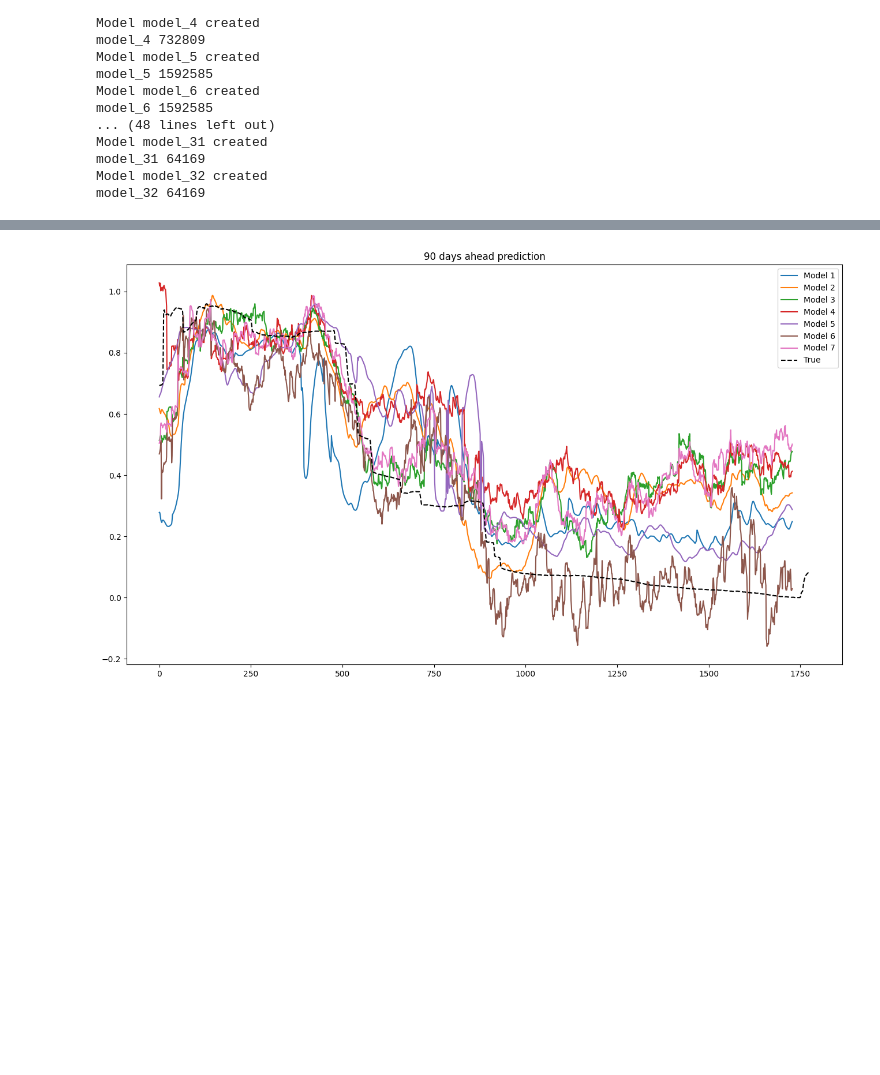
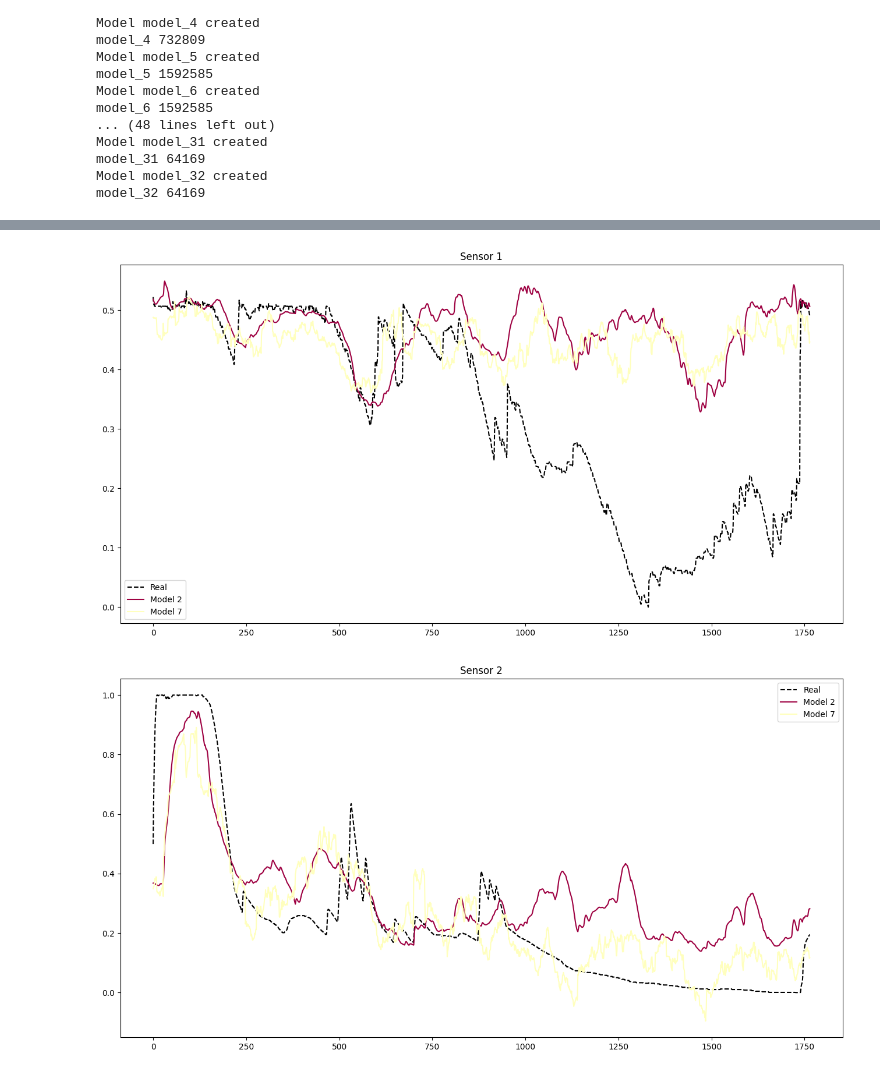
Before and after one commit to arnausanz/arnausanz.github.io, a Jupyter notebook: Results Analysis.ipynb, the cells around one changed output, grey strips where cells are left out. Saved outputs shown, nothing was run; the diff lists cells and outputs as text; code cells hidden in the pictures; blank space fills up the shorter version.

Commit message:
result plots

```diff
--- a/Results Analysis.ipynb
+++ b/Results Analysis.ipynb
@@ -156,5 +157,7 @@ def plot_same_sfw_predictions(sensor, model_results, models):
 # %%
 # 30 days ahead prediction
-plot_same_sfw_predictions(5, model_results, sfw_90)
+for i in range(1, 9):
+    plot_same_sfw_predictions(i, model_results, [sfw_30[1], sfw_30[-1]], days_forced=30)
 # %% [output]
-[figure, old version]
+[figure, new version]
+[figure, added]
```
Also changed, not shown: parts of 6 cells of this notebook.
